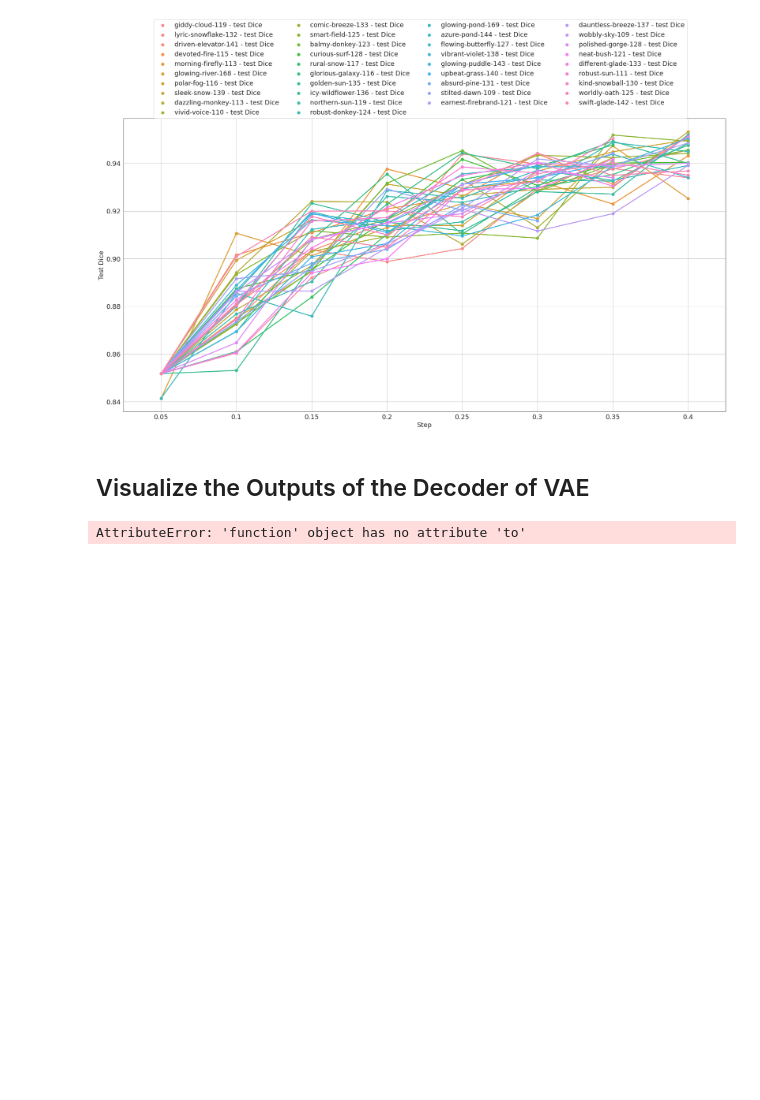
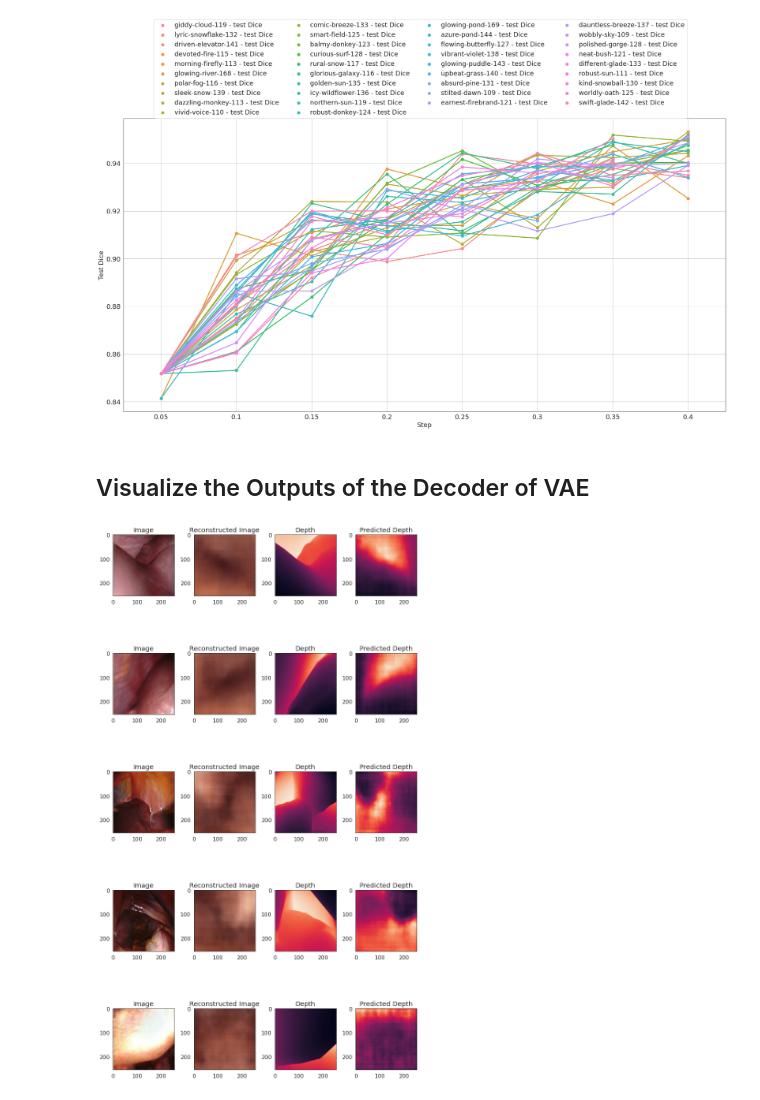
Before and after one commit to Bidur-Khanal/vaal, a Jupyter notebook: visualize_VAAL.ipynb, the cells around one changed output. Cells and saved outputs as stored; diff of their text form; code cells hidden in the pictures; blank space fills up the shorter version.

```diff
--- a/visualize_VAAL.ipynb
+++ b/visualize_VAAL.ipynb
@@ -321,15 +321,16 @@ def preprocess(image, mask, depth= None, transform = None, target_transform = No
 
 
 
-def vae(img):
+def VAE(img):
     with torch.no_grad():
-        img = img.to(device=torch.device('cuda'), dtype=torch.float32)
-        vae = vae.to(torch.device('cuda'))
+        #img = img.to(device=torch.device('cuda'), dtype=torch.float32)
+        #vae.to(torch.device('cuda'))
         reconstructed_img, depth, z, _, _= vae(img)
-    return recontructed_img, depth
+    return reconstructed_img, depth
 
 # npy containing list of paths of images that you want to test
-test_files = (numpy.load('test_files_filtered_gallbladder_less_than_3_classes.npy', allow_pickle='TRUE')).item()
+#test_files = (numpy.load('test_files_filtered_gallbladder_less_than_3_classes.npy', allow_pickle='TRUE')).item()
+test_files = (numpy.load('train_files.npy', allow_pickle='TRUE')).item()
 image_files = test_files['images'].tolist()
 mask_files = test_files['masks'].tolist()
 depth_files = test_files['depths'].tolist()
@@ -351,40 +352,42 @@ for i, (img, mask, depth) in enumerate(zip(image_files,mask_files,depth_files)):
     im_batched = torch.unsqueeze(im, 0)
 
     # make the prediciton
-    recons_img, pred_depth = vae(im_batched)
+    recons_img, pred_depth = VAE(im_batched)
     images.append(im)
-    depths.append(d)
-    recons_imgs.append(recons_img[0].cpu().numpy())
-    pred_depths.append(pred_depth[0].cpu().numpy())
+    depths.append(d[0])
+    recons_imgs.append(recons_img[0])
+    pred_depths.append(pred_depth[0])
 
     if i > 5:
         break
-# %% [output]
-AttributeError: 'function' object has no attribute 'to'
 # %%
 import matplotlib.pyplot as plt
+import matplotlib
+matplotlib.rcParams.update({'font.size': 12})
 # visualize the images
 f, axarr = plt.subplots(5,4, figsize = (10,20))
 cnt = 0
 for i in range(5):
     invTrans = transforms.Compose([ transforms.Normalize(mean = [ 0., 0., 0. ],
                                                      std = [ 1/0.5, 1/0.5, 1/0.5 ]),
                                 transforms.Normalize(mean = [ -0.5, -0.5, -0.5 ],
                                                      std = [ 1., 1., 1. ]),
                                ])
     axarr[i,0].imshow(invTrans(images[i]).permute(1,2,0))
     axarr[i,0].set_title("Image")
 
-    axarr[i,1].imshow(recons_imgs[i])
+    axarr[i,1].imshow(invTrans(recons_imgs[i]).permute(1,2,0))
     axarr[i,1].set_title("Reconstructed Image")
 
 
     d = axarr[i,2].imshow(depths[i])
     axarr[i,2].set_title("Depth")
-    plt.colorbar(d, ax=axarr[i, 2])
+    #plt.colorbar(d, ax=axarr[i, 2])
 
-    d = axarr[i,3].imshow(pred_depths[i])
-    axarr[i,2].set_title("Predicted Depth")
-    plt.colorbar(d, ax=axarr[i, 3])
+    d = axarr[i,3].imshow(pred_depths[i][0])
+    axarr[i,3].set_title("Predicted Depth")
+    #plt.colorbar(d, ax=axarr[i, 3])
 
     plt.tight_layout()
+# %% [output]
+[figure, added]
```
